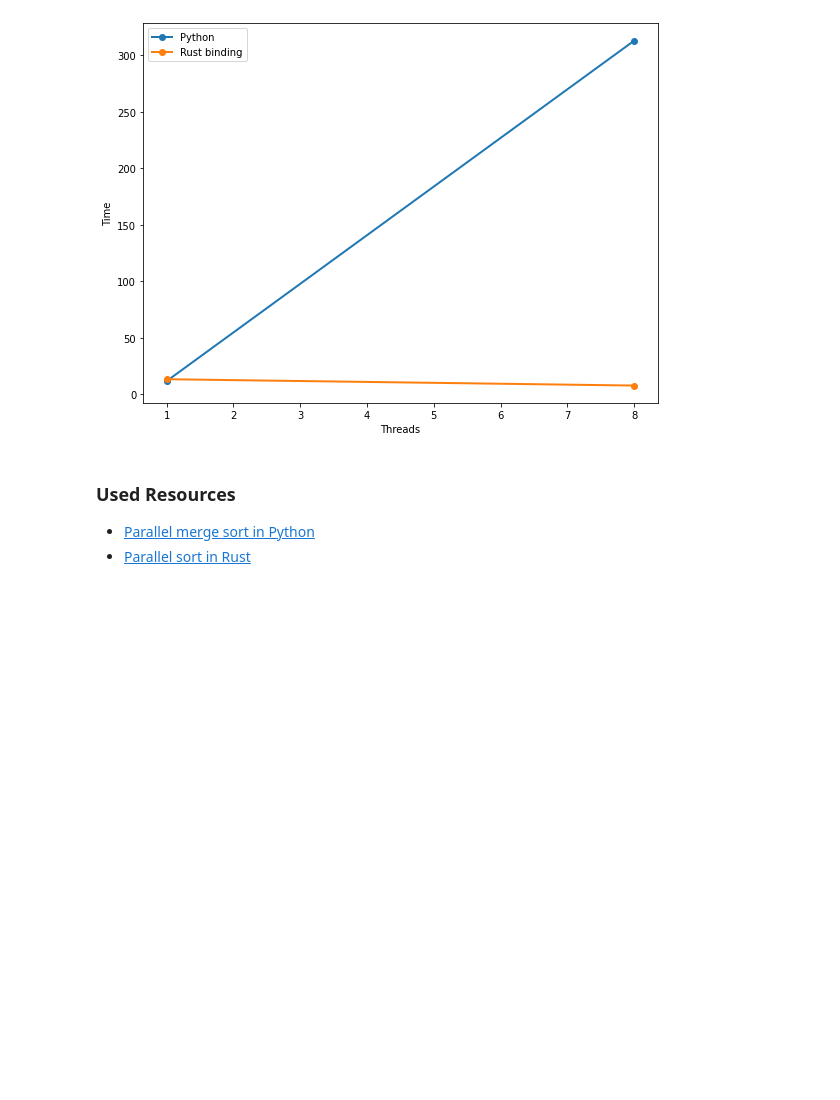
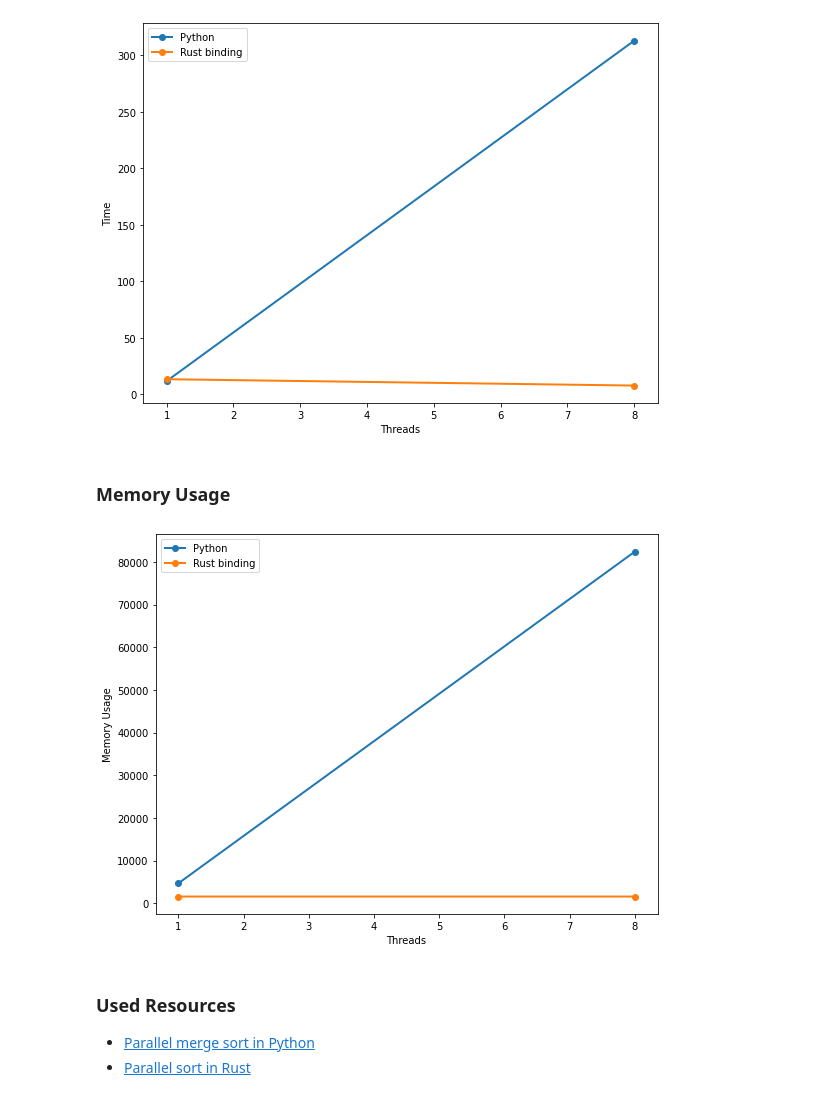
Before and after one commit to TofigBakhshiyev/AlgoProject_parallelsort-rust, a Jupyter notebook: project_report.ipynb, the cells around one changed output. Drawn from its saved outputs; the diff is of its cells as text; code cells hidden in the pictures; blank space fills up the shorter version.

```diff
--- a/project_report.ipynb
+++ b/project_report.ipynb
@@ -81,6 +82,24 @@ plt.legend(["Python", "Rust binding"], loc ="upper left")
 plt.show()
 # %% [output]
 [figure]
+# %% [markdown]
+### Memory Usage
+# %%
+# MiB
+RustBindedLib_memory = [1563.934, 1563]
+Python_memory = [4668.609, 82432]
+
+plt.figure(figsize=(8,6), tight_layout=True)
+plt.plot(threads, Python_memory, 'o-', linewidth=2)
+plt.plot(threads, RustBindedLib_memory, 'o-', linewidth=2)
+plt.xlabel('Threads')
+plt.ylabel('Memory Usage')
+
+plt.legend(["Python", "Rust binding"], loc ="upper left")
+
+plt.show()
+# %% [output]
+[figure, added]
 # %% [markdown]
 ### Used Resources
 - [Parallel merge sort in Python](https://gist.github.com/stephenmcd/39ded69946155930c347)
```
Also changed, not shown: parts of 2 cells of this notebook, 1 other file.
